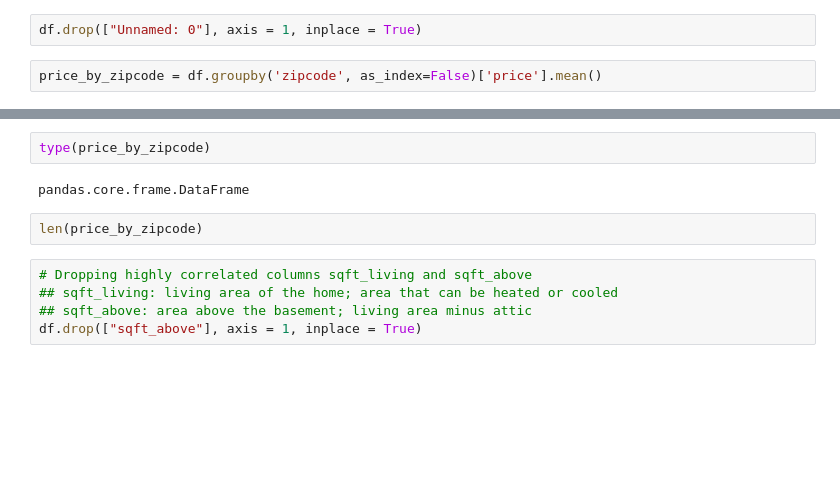
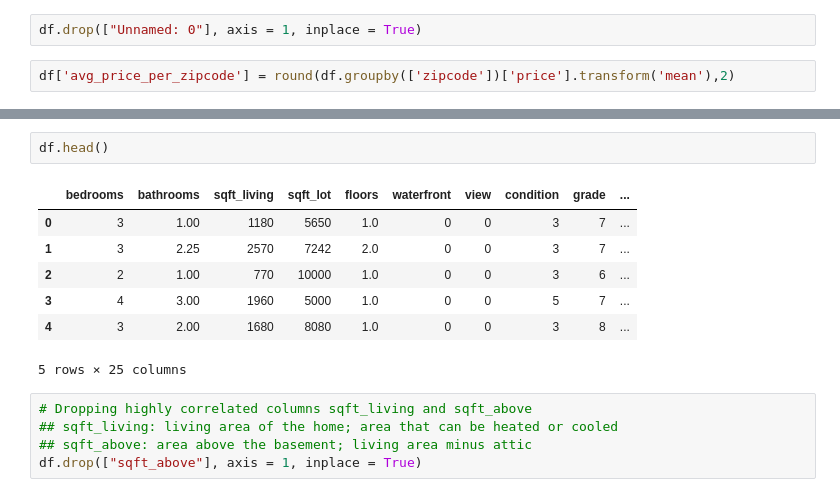
Before and after one commit to florent-zahoui/MidTermProject_IH_DA_02_22, a Jupyter notebook: MidTerm Project/Modelling.ipynb, the cells around one changed output, grey strips where cells are left out. Drawn from its saved outputs; the diff is of its cells as text; blank space fills up the shorter version.

```diff
--- a/MidTerm Project/Modelling.ipynb
+++ b/MidTerm Project/Modelling.ipynb
@@ -54,4 +54,4 @@ Name: zipcode, Length: 70, dtype: int64
 # %%
 df.drop(["Unnamed: 0"], axis = 1, inplace = True)
 # %%
-price_by_zipcode = df.groupby('zipcode', as_index=False)['price'].mean()
+df['avg_price_per_zipcode'] = round(df.groupby(['zipcode'])['price'].transform('mean'),2)
@@ -74,9 +58,13 @@ price_by_zipcode
-# %%
-type(price_by_zipcode)
-# %% [output]
-pandas.core.frame.DataFrame
-# %%
-len(price_by_zipcode)
+# %%
+df.head()
+# %% [output]
+|  | bedrooms | bathrooms | sqft_living | sqft_lot | floors | waterfront | view | condition | grade | ... |
+| 0 | 3 | 1.00 | 1180 | 5650 | 1.0 | 0 | 0 | 3 | 7 | ... |
+| 1 | 3 | 2.25 | 2570 | 7242 | 2.0 | 0 | 0 | 3 | 7 | ... |
+| 2 | 2 | 1.00 | 770 | 10000 | 1.0 | 0 | 0 | 3 | 6 | ... |
+| 3 | 4 | 3.00 | 1960 | 5000 | 1.0 | 0 | 0 | 5 | 7 | ... |
+| 4 | 3 | 2.00 | 1680 | 8080 | 1.0 | 0 | 0 | 3 | 8 | ... |
+5 rows × 25 columns
 # %%
 # Dropping highly correlated columns sqft_living and sqft_above
 ## sqft_living: living area of the home; area that can be heated or cooled
```
Also changed, not shown: parts of 15 cells of this notebook.
